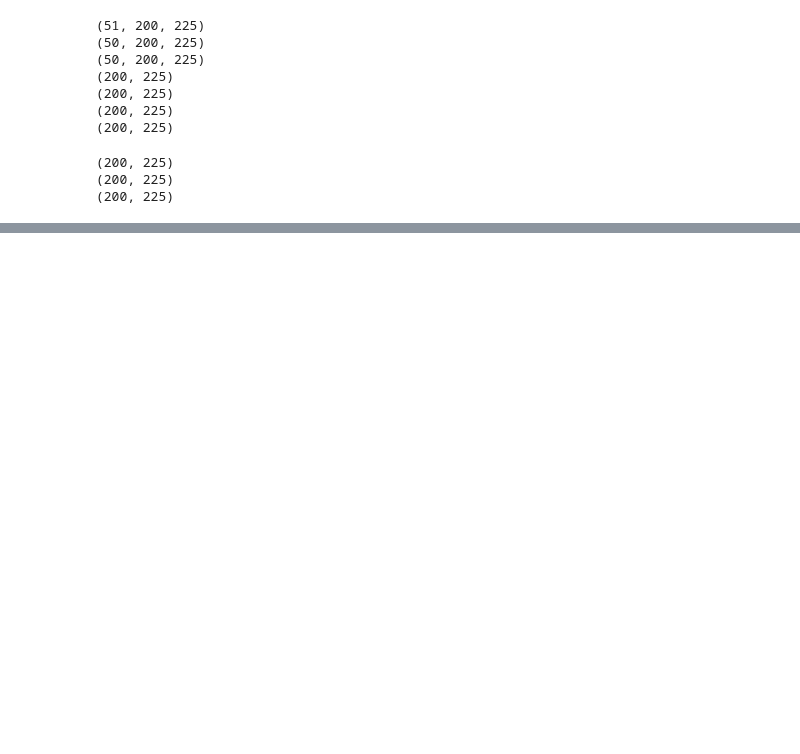
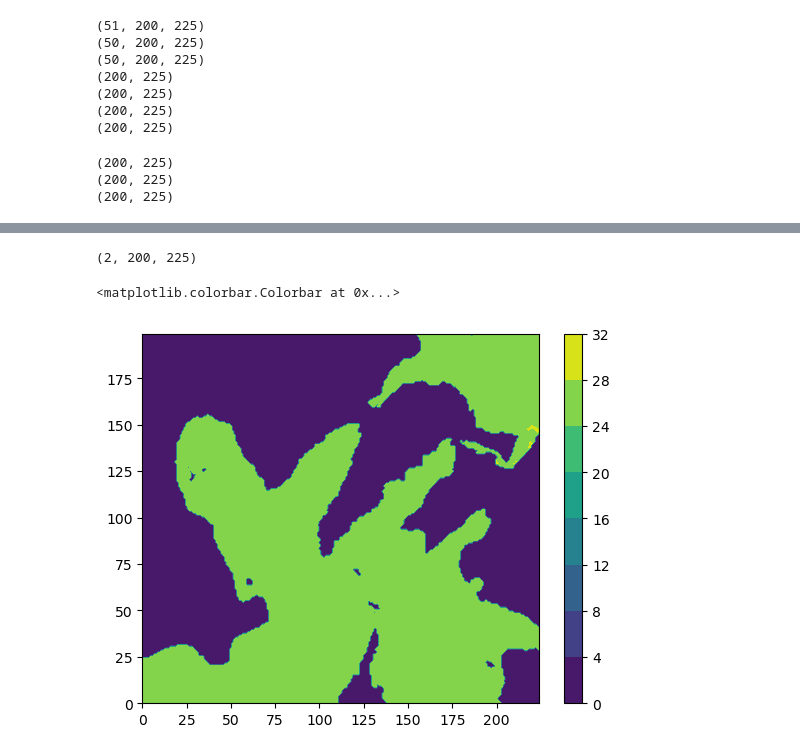
Before and after one commit to gekirkpatrick/NEMO-Analysis-Base-Scripts, a Jupyter notebook: isopycnal_proj.ipynb, the cells around one changed output, grey strips where cells are left out. Saved outputs shown, nothing was run; the diff lists cells and outputs as text; code cells hidden in the pictures; blank space fills up the shorter version.

```diff
--- a/isopycnal_proj.ipynb
+++ b/isopycnal_proj.ipynb
@@ -120,0 +107,41 @@ plt.colorbar()
+# %%
+inds = [250,450,150,375]
+
+s = gsw.SA_from_Sstar(ds_t4['vosaline'] * (35.16504/35), 10.1325, ds_t4.nav_lon_grid_T, ds_t4.nav_lat_grid_T)
+
+rho = gsw.sigma0(s, ds_t4['votemper'])[0,:,inds[0]:inds[1], inds[2]:inds[3]]
+rho = np.where(rho > 0, rho, np.nan)
+
+residuals = rho - rho_goal
+
+stacked_ones = np.vstack([residuals, np.ones((1, rho[0,:,:].shape[0], rho[0,:,:].shape[1]))])
+print(stacked_ones.shape)
+depths = np.stack([np.stack([ds_t4.deptht] * rho[0,:,:].shape[0], axis=1)]*rho[0,:,:].shape[1], axis=2)
+print(depths.shape)
+
+schange = stacked_ones[:-1,:,:] * stacked_ones[1:,:,:]
+print(schange.shape)
+
+m_rho = np.ma.make_mask(schange < 0)
+m_rho1 = np.insert(m_rho, 0, np.zeros((rho[0,:,:].shape[0], rho[0,:,:].shape[1])).astype(bool), axis=0)[:-1,:,:]
+
+rho1 = np.nansum(np.where(m_rho, rho, np.nan), axis=0)
+rho2 = np.nansum(np.where(m_rho1, rho, np.nan), axis=0)
+print(rho2.shape)
+
+z1 = np.nansum(np.where(m_rho, depths, np.nan), axis=0)
+z2 = np.nansum(np.where(m_rho1, depths, np.nan), axis=0)
+print(z2.shape)
+
+zs2interp = np.stack([z1,z2], axis=0) #monotonically increasing down
+rhos2interp = np.stack([rho1,rho2], axis=0) #monotonically increasing down
+
+interp_outz = np.zeros((rho[0,:,:].shape[0], rho[0,:,:].shape[1]))
+print(interp_outz.shape)
+
+for x in range(rho[0,:,:].shape[0]):
+    for y in range(rho[0,:,:].shape[1]):
+        interp_outz[x,y] = np.interp(rho_goal, rhos2interp[:,x,y], zs2interp[:,x,y])
+
+land_mask = make_land_mask(ds_t4, inds)
+print(land_mask.shape)
@@ -120,0 +156,10 @@ plt.colorbar()
+# %%
+zs2interp.shape
+# %% [output]
+(2, 200, 225)
+# %%
+plt.contourf(rhos2interp[1])
+plt.colorbar()
+# %% [output]
+<matplotlib.colorbar.Colorbar at 0x...>
+[figure, added]
```
Also changed, not shown: parts of 7 cells of this notebook.
